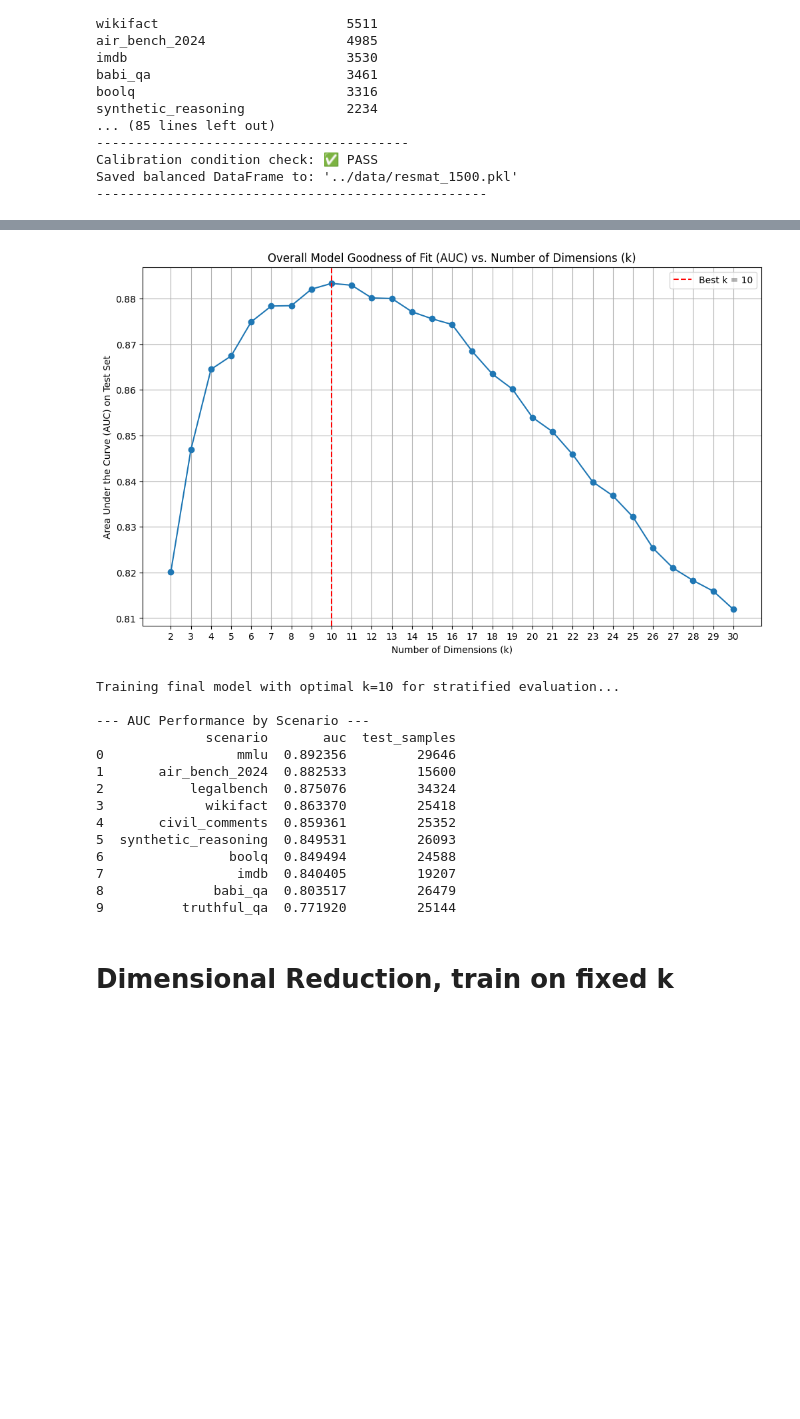
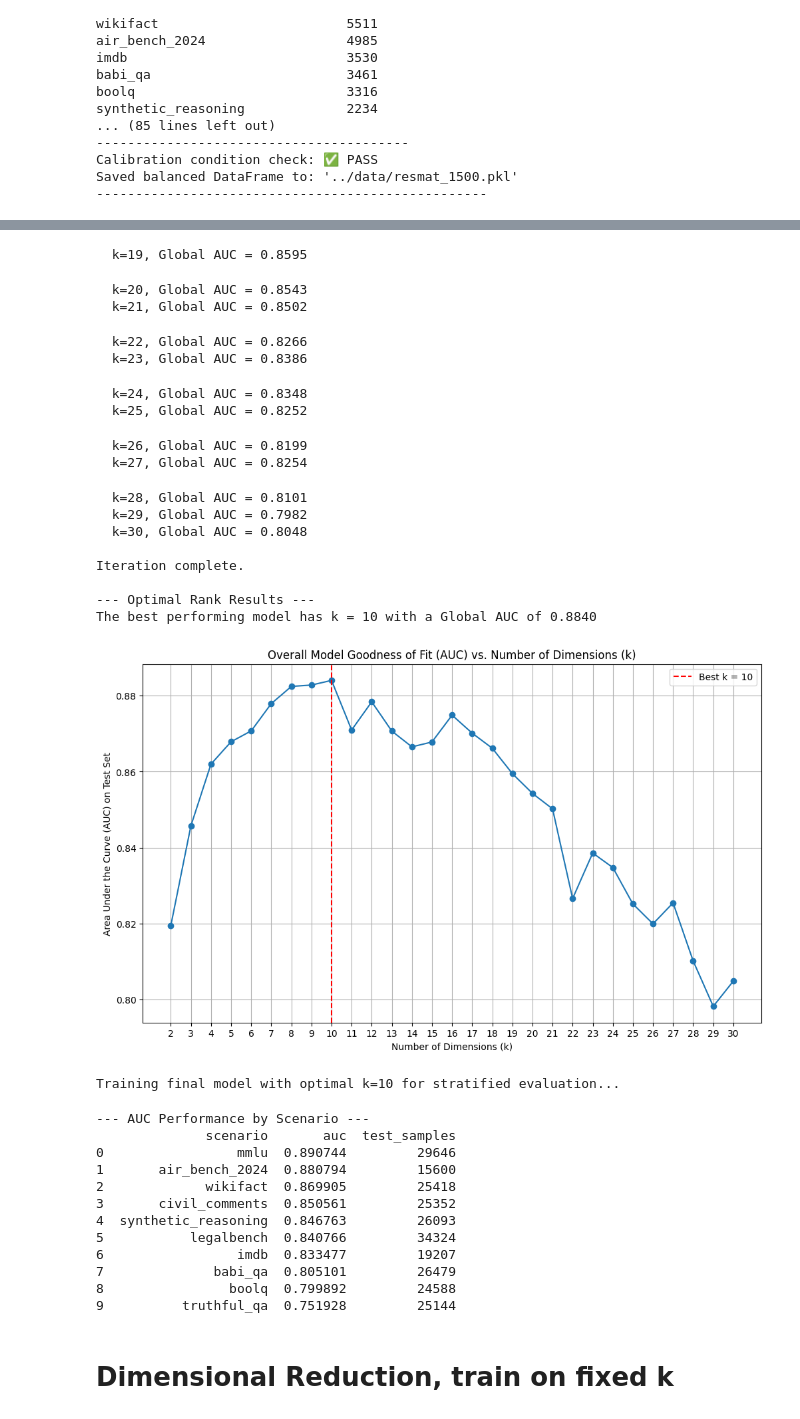
Before and after one commit to ronanhansel/reeval-multi, a Jupyter notebook: unsupervised_factor/item.ipynb, the cells around one changed output, grey strips where cells are left out. Cells and saved outputs as stored; diff of their text form; code cells hidden in the pictures; blank space fills up the shorter version.

```diff
--- a/unsupervised_factor/item.ipynb
+++ b/unsupervised_factor/item.ipynb
@@ -132,7 +132,7 @@ Saved balanced DataFrame to: '../data/resmat_1500.pkl'
 import pandas as pd
 import numpy as np
 import matplotlib.pyplot as plt
-from sklearn.decomposition import TruncatedSVD
+from sklearn.decomposition import NMF
 from sklearn.metrics import roc_auc_score
 import warnings
 
@@ -178,9 +178,9 @@ rank_range = range(2, 31) # Iterate from k=2 to k=30
 
 print("\nStarting iteration to find the best rank (k)...")
 for k in rank_range:
-    svd = TruncatedSVD(n_components=k, random_state=42)
-    transformed_data = svd.fit_transform(imputed_train_resmat)
-    prediction_matrix = svd.inverse_transform(transformed_data)
+    model = NMF(n_components=k, init='random', random_state=42, max_iter=500)
+    transformed_data = model.fit_transform(imputed_train_resmat)
+    prediction_matrix = model.inverse_transform(transformed_data)
     predicted_test_values = prediction_matrix[test_rows, test_cols]
 
     # Ensure there are both 0s and 1s in the true values to calculate AUC
@@ -219,7 +219,7 @@ plt.show()
 # == Step 5: Perform Stratified Evaluation with the Best Model
 # ===================================================================
 print(f"\nTraining final model with optimal k={OPTIMAL_K} for stratified evaluation...")
-final_svd = TruncatedSVD(n_components=OPTIMAL_K, random_state=42)
+final_svd = NMF(n_components=OPTIMAL_K, random_state=42)
 final_svd.fit(imputed_train_resmat)
 prediction_matrix_final = final_svd.inverse_transform(final_svd.transform(imputed_train_resmat))
 
@@ -276,18 +276,34 @@ The best performing model has k = 10 with a Global AUC of 0.8833
+  k=19, Global AUC = 0.8595
+  k=20, Global AUC = 0.8543
+  k=21, Global AUC = 0.8502
+  k=22, Global AUC = 0.8266
+  k=23, Global AUC = 0.8386
+  k=24, Global AUC = 0.8348
+  k=25, Global AUC = 0.8252
+  k=26, Global AUC = 0.8199
+  k=27, Global AUC = 0.8254
+  k=28, Global AUC = 0.8101
+  k=29, Global AUC = 0.7982
+  k=30, Global AUC = 0.8048
+
+Iteration complete.
+
+--- Optimal Rank Results ---
+The best performing model has k = 10 with a Global AUC of 0.8840
-[figure, old version]
+[figure, new version]
-Training final model with optimal k=10 for stratified evaluation...
-
---- AUC Performance by Scenario ---
-              scenario       auc  test_samples
-0                 mmlu  0.892356         29646
-1       air_bench_2024  0.882533         15600
-2           legalbench  0.875076         34324
-3             wikifact  0.863370         25418
-4       civil_comments  0.859361         25352
-5  synthetic_reasoning  0.849531         26093
-6                boolq  0.849494         24588
-7                 imdb  0.840405         19207
-8              babi_qa  0.803517         26479
-9          truthful_qa  0.771920         25144
+Training final model with optimal k=10 for stratified evaluation...
+--- AUC Performance by Scenario ---
+              scenario       auc  test_samples
+0                 mmlu  0.890744         29646
+1       air_bench_2024  0.880794         15600
+2             wikifact  0.869905         25418
+3       civil_comments  0.850561         25352
+4  synthetic_reasoning  0.846763         26093
+5           legalbench  0.840766         34324
+6                 imdb  0.833477         19207
+7              babi_qa  0.805101         26479
+8                boolq  0.799892         24588
+9          truthful_qa  0.751928         25144
 # %% [markdown]
 # Dimensional Reduction, train on fixed k
 # %%
```
Also changed, not shown: parts of 9 cells of this notebook.
